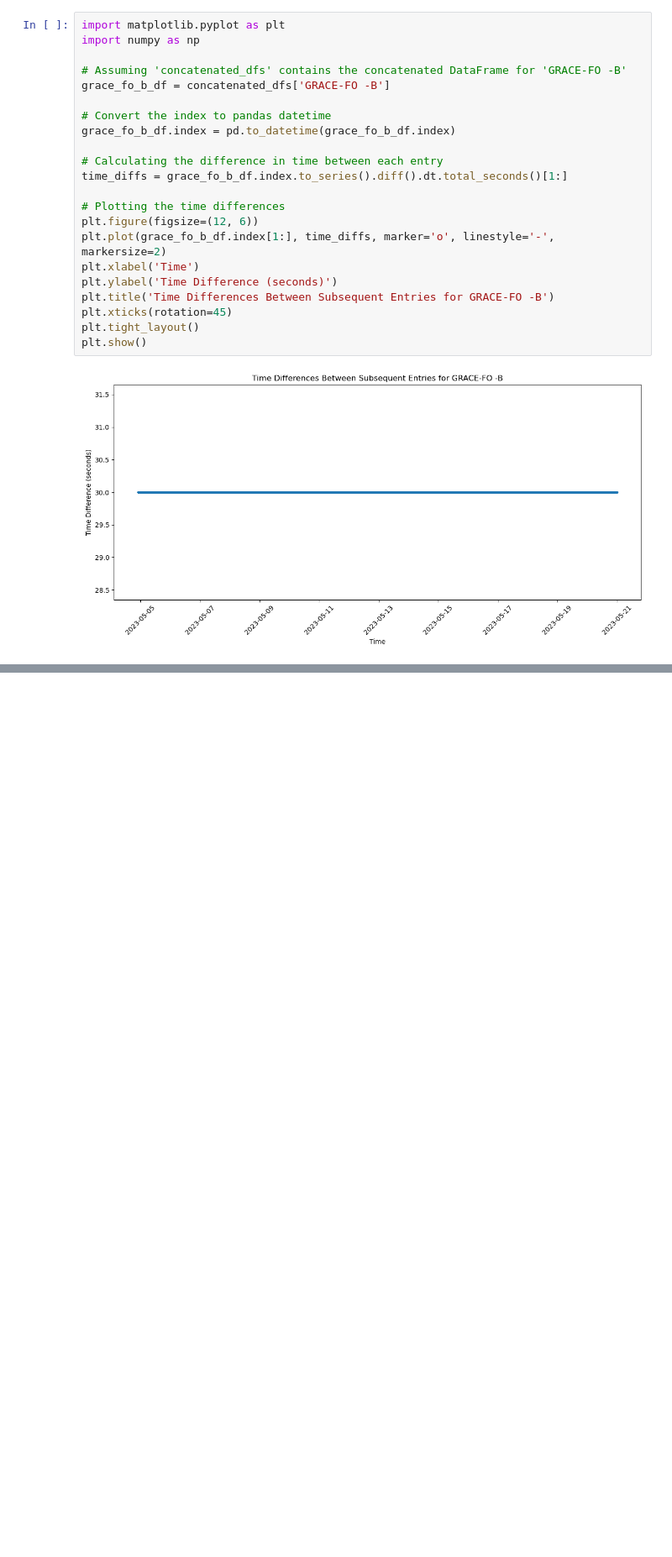
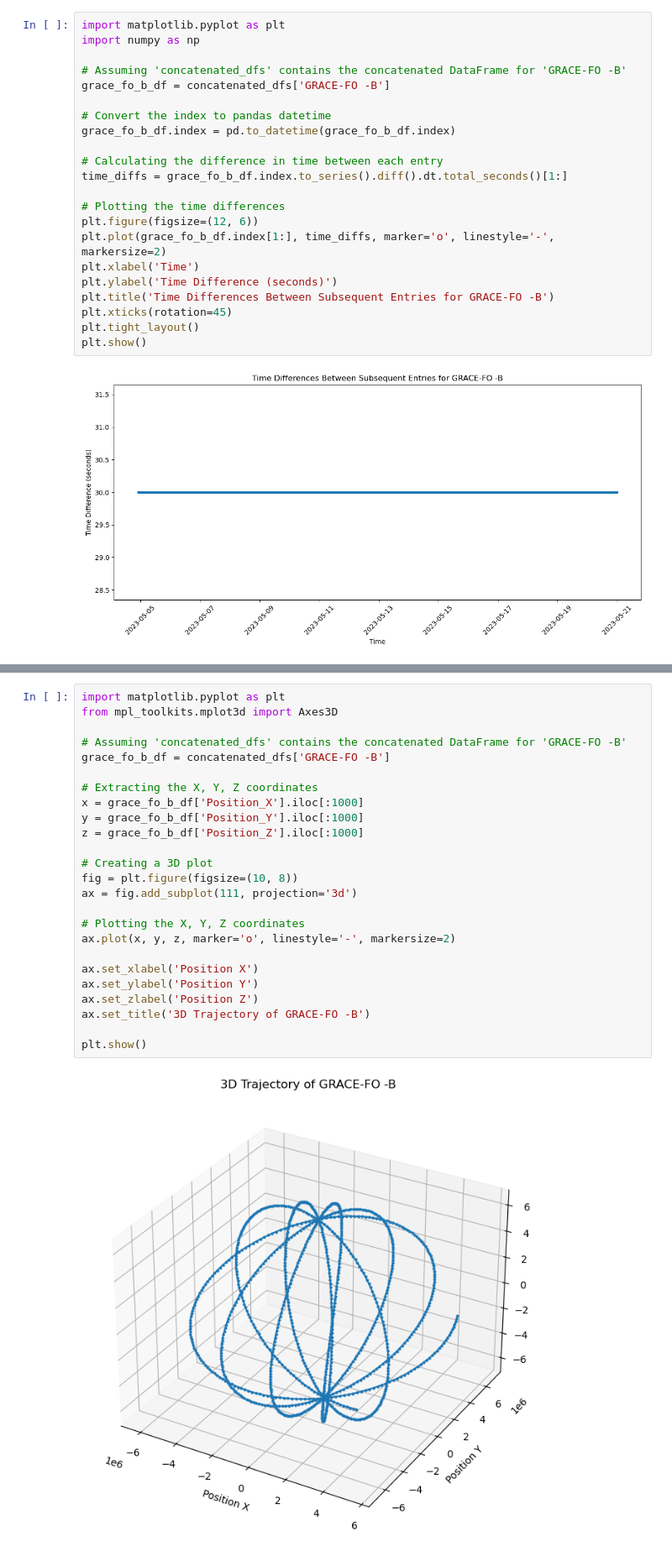
Before and after one commit to CharlesPlusC/ERP_tools, a Jupyter notebook: notebooks/SP3_load.ipynb, the cells around one changed output, grey strips where cells are left out. Shown at 84% size. Saved outputs shown, nothing was run; the diff lists cells and outputs as text; blank space fills up the shorter version.

```diff
--- a/notebooks/SP3_load.ipynb
+++ b/notebooks/SP3_load.ipynb
@@ -340,0 +358,27 @@ len(grace_fo_b_df )
+# %%
+import matplotlib.pyplot as plt
+from mpl_toolkits.mplot3d import Axes3D
+
+# Assuming 'concatenated_dfs' contains the concatenated DataFrame for 'GRACE-FO -B'
+grace_fo_b_df = concatenated_dfs['GRACE-FO -B']
+
+# Extracting the X, Y, Z coordinates
+x = grace_fo_b_df['Position_X'].iloc[:1000]
+y = grace_fo_b_df['Position_Y'].iloc[:1000]
+z = grace_fo_b_df['Position_Z'].iloc[:1000]
+
+# Creating a 3D plot
+fig = plt.figure(figsize=(10, 8))
+ax = fig.add_subplot(111, projection='3d')
+
+# Plotting the X, Y, Z coordinates
+ax.plot(x, y, z, marker='o', linestyle='-', markersize=2)
+
+ax.set_xlabel('Position X')
+ax.set_ylabel('Position Y')
+ax.set_zlabel('Position Z')
+ax.set_title('3D Trajectory of GRACE-FO -B')
+
+plt.show()
+# %% [output]
+[figure, added]
```
Also changed, not shown: parts of 3 cells of this notebook.
